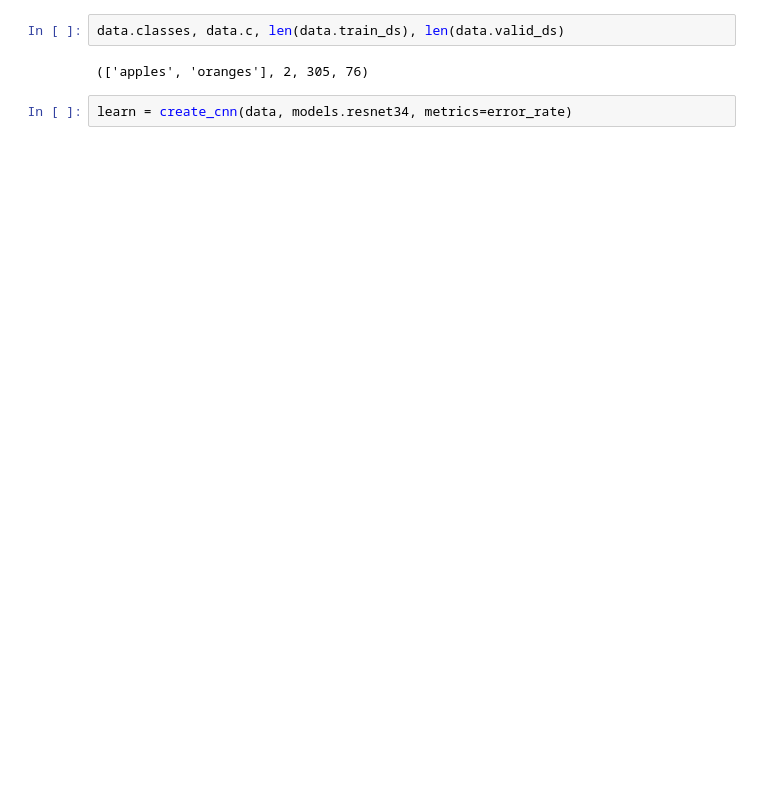
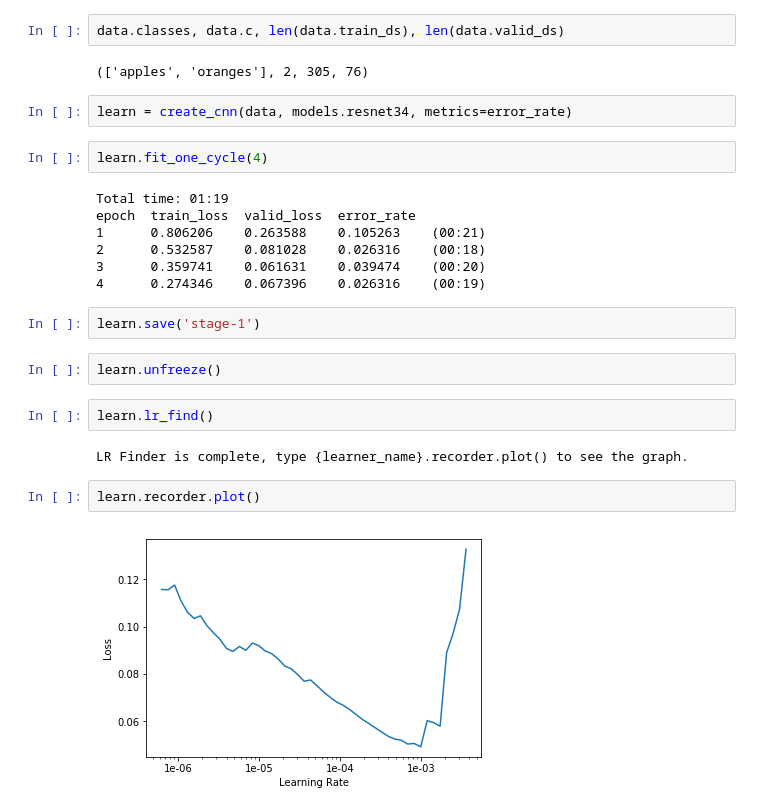
Before and after one commit to jrpresta/deepLearningPractice, a Jupyter notebook: Apples2Oranges.ipynb, the cells around one changed output. Saved outputs shown, nothing was run; the diff lists cells and outputs as text; blank space fills up the shorter version.

```diff
--- a/Apples2Oranges.ipynb
+++ b/Apples2Oranges.ipynb
@@ -57,3 +96,24 @@ data.classes, data.c, len(data.train_ds), len(data.valid_ds)
 (['apples', 'oranges'], 2, 305, 76)
 # %%
 learn = create_cnn(data, models.resnet34, metrics=error_rate)
+# %%
+learn.fit_one_cycle(4)
+# %% [output]
+Total time: 01:19
+epoch  train_loss  valid_loss  error_rate
+1      0.806206    0.263588    0.105263    (00:21)
+2      0.532587    0.081028    0.026316    (00:18)
+3      0.359741    0.061631    0.039474    (00:20)
+4      0.274346    0.067396    0.026316    (00:19)
+# %%
+learn.save('stage-1')
+# %%
+learn.unfreeze()
+# %%
+learn.lr_find()
+# %% [output]
+LR Finder is complete, type {learner_name}.recorder.plot() to see the graph.
+# %%
+learn.recorder.plot()
+# %% [output]
+[figure, added]
```
Also changed, not shown: parts of 7 cells of this notebook, 3 other files.
